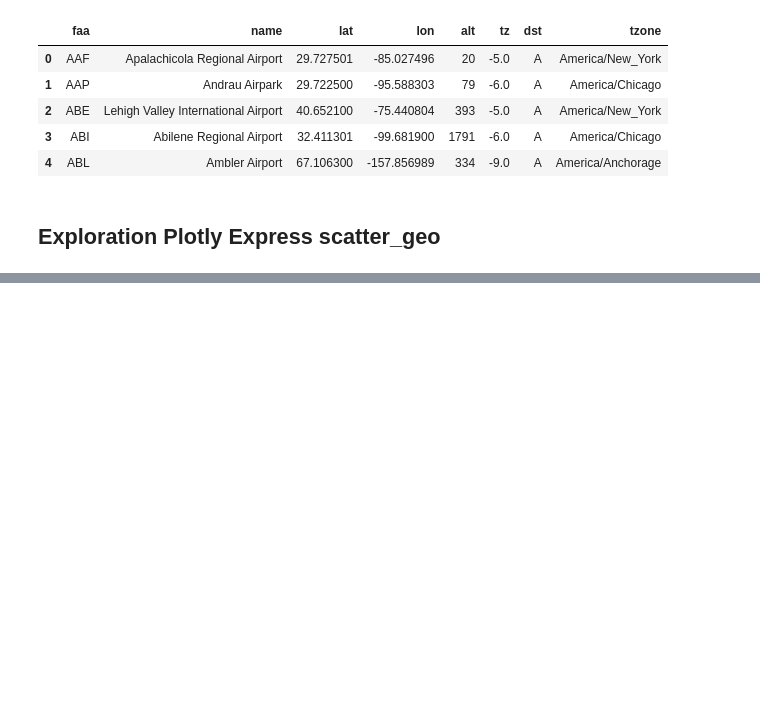
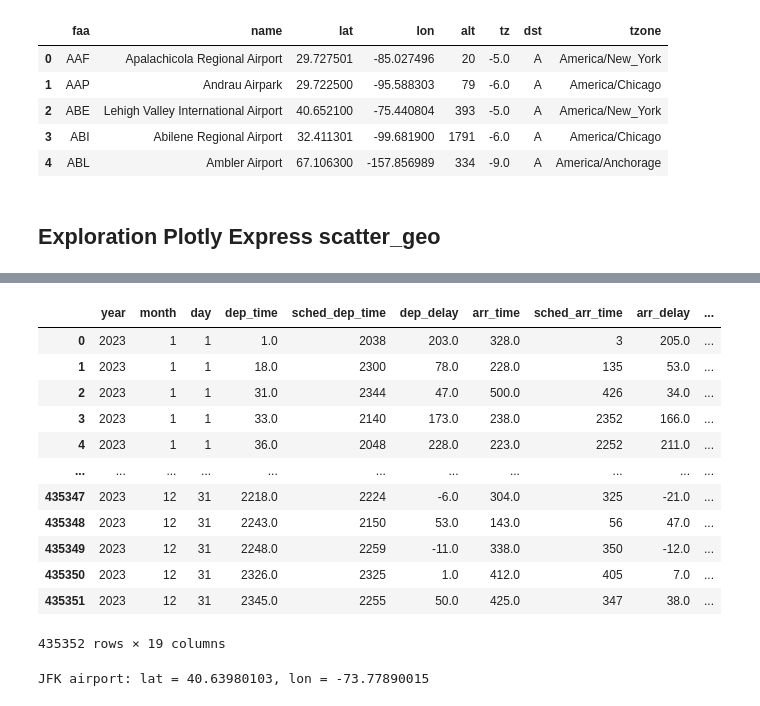
Before and after one commit to Simonwdb/DataEngineering, a Jupyter notebook: start.ipynb, the cells around one changed output, grey strips where cells are left out. Drawn from its saved outputs; the diff is of its cells as text; code cells hidden in the pictures; blank space fills up the shorter version.

```diff
--- a/start.ipynb
+++ b/start.ipynb
@@ -47,0 +90,51 @@ JFK Position: lat = 40.63980103, lon = -73.77890015
+# %%
+conn = sqlite3.Connection('Data/flights_database.db')
+cursor = conn.cursor()
+query_flights = f'SELECT * FROM flights'
+cursor.execute(query_flights)
+cursor.description
+data_rows = cursor.fetchall()
+flights_df = pd.DataFrame(data_rows, columns=[col[0] for col in cursor.description])
+flights_df
+# %% [output]
+|  | year | month | day | dep_time | sched_dep_time | dep_delay | arr_time | sched_arr_time | arr_delay | ... |
+| 0 | 2023 | 1 | 1 | 1.0 | 2038 | 203.0 | 328.0 | 3 | 205.0 | ... |
+| 1 | 2023 | 1 | 1 | 18.0 | 2300 | 78.0 | 228.0 | 135 | 53.0 | ... |
+| 2 | 2023 | 1 | 1 | 31.0 | 2344 | 47.0 | 500.0 | 426 | 34.0 | ... |
+| 3 | 2023 | 1 | 1 | 33.0 | 2140 | 173.0 | 238.0 | 2352 | 166.0 | ... |
+| 4 | 2023 | 1 | 1 | 36.0 | 2048 | 228.0 | 223.0 | 2252 | 211.0 | ... |
+| ... | ... | ... | ... | ... | ... | ... | ... | ... | ... | ... |
+| 435347 | 2023 | 12 | 31 | 2218.0 | 2224 | -6.0 | 304.0 | 325 | -21.0 | ... |
+| 435348 | 2023 | 12 | 31 | 2243.0 | 2150 | 53.0 | 143.0 | 56 | 47.0 | ... |
+| 435349 | 2023 | 12 | 31 | 2248.0 | 2259 | -11.0 | 338.0 | 350 | -12.0 | ... |
+| 435350 | 2023 | 12 | 31 | 2326.0 | 2325 | 1.0 | 412.0 | 405 | 7.0 | ... |
+| 435351 | 2023 | 12 | 31 | 2345.0 | 2255 | 50.0 | 425.0 | 347 | 38.0 | ... |
+435352 rows × 19 columns
+# %%
+# Query the airports table from the same database
+query_airports = "SELECT * FROM airports"
+cursor.execute(query_airports)
+airports_rows = cursor.fetchall()
+airports_df = pd.DataFrame(airports_rows, columns=[col[0] for col in cursor.description])
+
+jfk_airport = airports_df[airports_df['faa'] == 'JFK'].iloc[0]
+jfk_lat_deg = jfk_airport['lat']
+jfk_lon_deg = jfk_airport['lon']
+print(f"JFK airport: lat = {jfk_lat_deg}, lon = {jfk_lon_deg}")
+
+# Compute the geodesic distance for each airport relative to JFK.
+R = 6371  # Earth's radius in kilometers
+airports_df['lat_rad'] = np.radians(airports_df['lat'])
+airports_df['lon_rad'] = np.radians(airports_df['lon'])
+jfk_lat_rad = np.radians(jfk_lat_deg)
+jfk_lon_rad = np.radians(jfk_lon_deg)
+
+dphi = airports_df['lat_rad'] - jfk_lat_rad      # Δφ
+dlambda = airports_df['lon_rad'] - jfk_lon_rad    # Δλ
+phi_m = (airports_df['lat_rad'] + jfk_lat_rad) / 2  # Midpoint latitude
+
+# Apply the geodesic formula:
+airports_df['computed_distance_km'] = R * np.sqrt((2 * np.sin(dphi/2) * np.cos(dlambda/2))**2 +
+                                                  (2 * np.cos(phi_m) * np.sin(dlambda/2))**2)
+# %% [output]
+JFK airport: lat = 40.63980103, lon = -73.77890015
```
Also changed, not shown: parts of 7 cells of this notebook, 1 other file.
